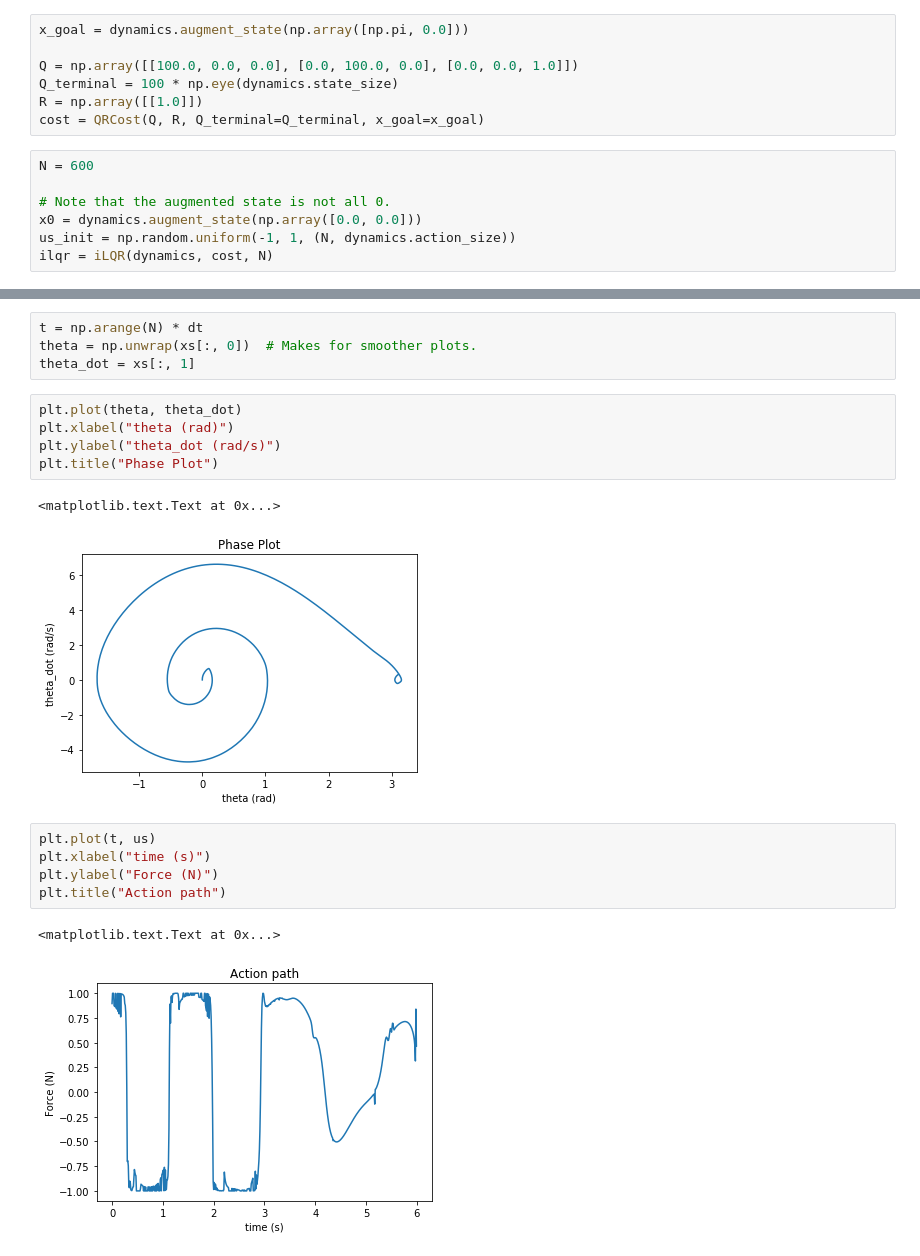
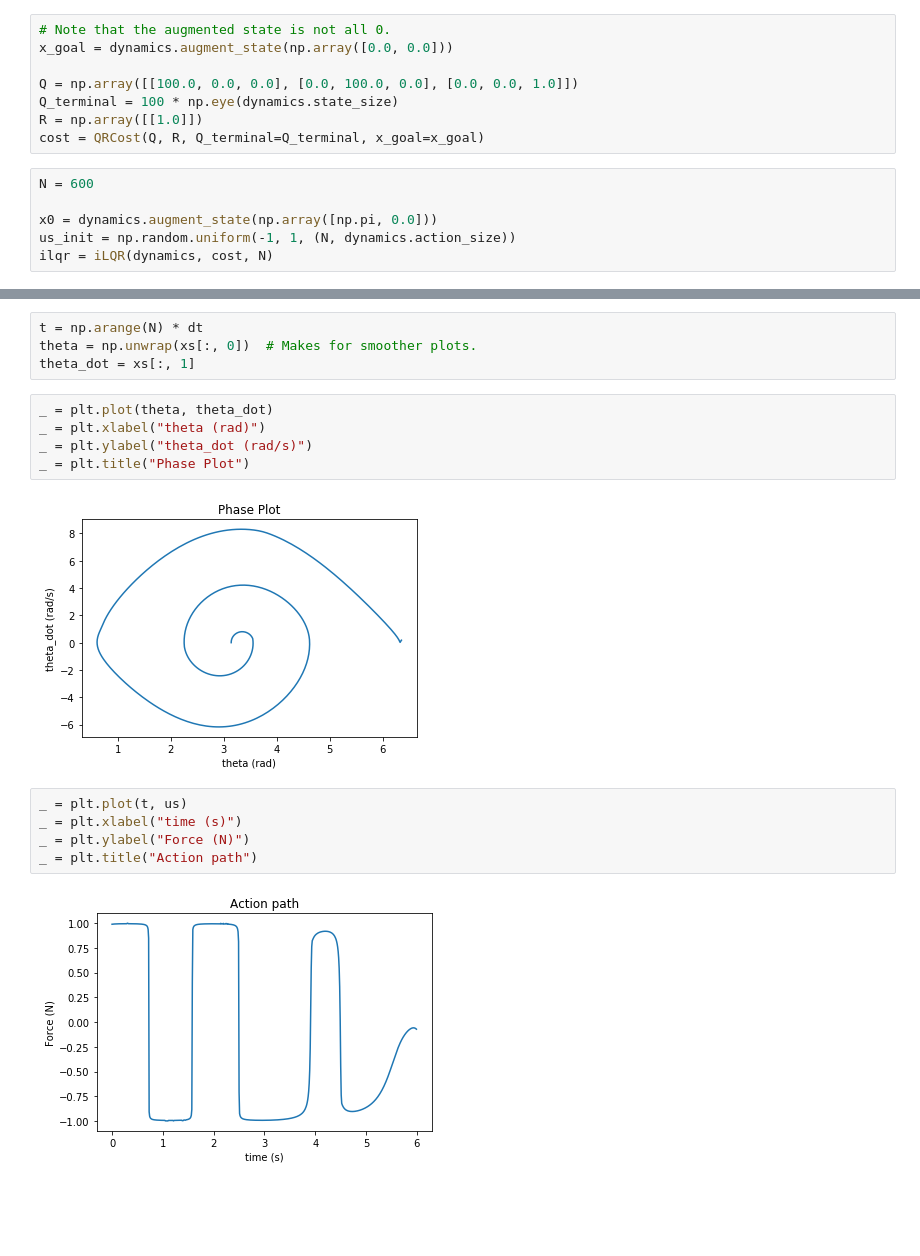
Before and after one commit to anassinator/ilqr, a Jupyter notebook: examples/pendulum.ipynb, the cells around one changed output, grey strips where cells are left out. Saved outputs shown, nothing was run; the diff lists cells and outputs as text; blank space fills up the shorter version.

```diff
--- a/examples/pendulum.ipynb
+++ b/examples/pendulum.ipynb
@@ -67,7 +67,8 @@ def on_iteration(iteration_count, xs, us, J_opt, accepted, converged):
 dt = 0.01
 dynamics = InvertedPendulumDynamics(dt)
 # %%
-x_goal = dynamics.augment_state(np.array([np.pi, 0.0]))
+# Note that the augmented state is not all 0.
+x_goal = dynamics.augment_state(np.array([0.0, 0.0]))
 
 Q = np.array([[100.0, 0.0, 0.0], [0.0, 100.0, 0.0], [0.0, 0.0, 1.0]])
 Q_terminal = 100 * np.eye(dynamics.state_size)
@@ -76,8 +77,7 @@ cost = QRCost(Q, R, Q_terminal=Q_terminal, x_goal=x_goal)
 # %%
 N = 600
 
-# Note that the augmented state is not all 0.
-x0 = dynamics.augment_state(np.array([0.0, 0.0]))
+x0 = dynamics.augment_state(np.array([np.pi, 0.0]))
 us_init = np.random.uniform(-1, 1, (N, dynamics.action_size))
 ilqr = iLQR(dynamics, cost, N)
 # %%
@@ -112,19 +112,17 @@ t = np.arange(N) * dt
 theta = np.unwrap(xs[:, 0])  # Makes for smoother plots.
 theta_dot = xs[:, 1]
 # %%
-plt.plot(theta, theta_dot)
-plt.xlabel("theta (rad)")
-plt.ylabel("theta_dot (rad/s)")
-plt.title("Phase Plot")
+_ = plt.plot(theta, theta_dot)
+_ = plt.xlabel("theta (rad)")
+_ = plt.ylabel("theta_dot (rad/s)")
+_ = plt.title("Phase Plot")
 # %% [output]
-<matplotlib.text.Text at 0x...>
-[figure, old version]
+[figure, new version]
 # %%
-plt.plot(t, us)
-plt.xlabel("time (s)")
-plt.ylabel("Force (N)")
-plt.title("Action path")
+_ = plt.plot(t, us)
+_ = plt.xlabel("time (s)")
+_ = plt.ylabel("Force (N)")
+_ = plt.title("Action path")
 # %% [output]
-<matplotlib.text.Text at 0x...>
-[figure, old version]
+[figure, new version]
 # %%
```
Also changed, not shown: parts of 3 cells of this notebook, 4 other files.
